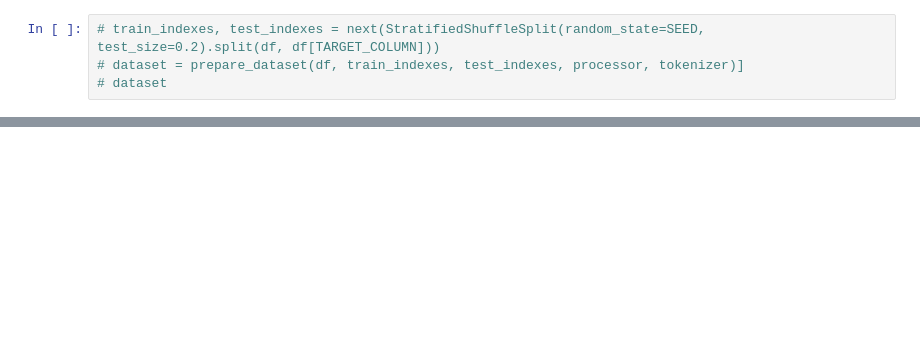
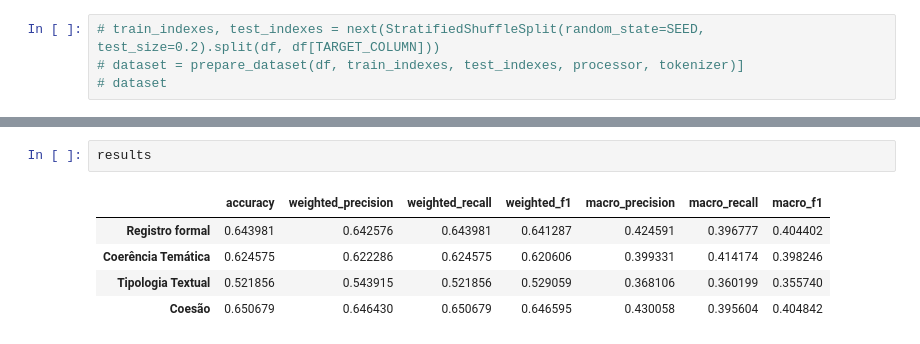
Before and after one commit to HyanBatista/multimodal-aes, a Jupyter notebook: notebooks/04-model-experiments.ipynb, the cells around one changed output, grey strips where cells are left out. Saved outputs shown, nothing was run; the diff lists cells and outputs as text; blank space fills up the shorter version.

```diff
--- a/notebooks/04-model-experiments.ipynb
+++ b/notebooks/04-model-experiments.ipynb
@@ -435,0 +480,8 @@ ValueError: Original column name thematic_coherence not in the dataset. Current
+# %%
+results
+# %% [output]
+|  | accuracy | weighted_precision | weighted_recall | weighted_f1 | macro_precision | macro_recall | macro_f1 |
+| Registro formal | 0.643981 | 0.642576 | 0.643981 | 0.641287 | 0.424591 | 0.396777 | 0.404402 |
+| Coerência Temática | 0.624575 | 0.622286 | 0.624575 | 0.620606 | 0.399331 | 0.414174 | 0.398246 |
+| Tipologia Textual | 0.521856 | 0.543915 | 0.521856 | 0.529059 | 0.368106 | 0.360199 | 0.355740 |
+| Coesão | 0.650679 | 0.646430 | 0.650679 | 0.646595 | 0.430058 | 0.395604 | 0.404842 |
```
Also changed, not shown: parts of 6 cells of this notebook.
